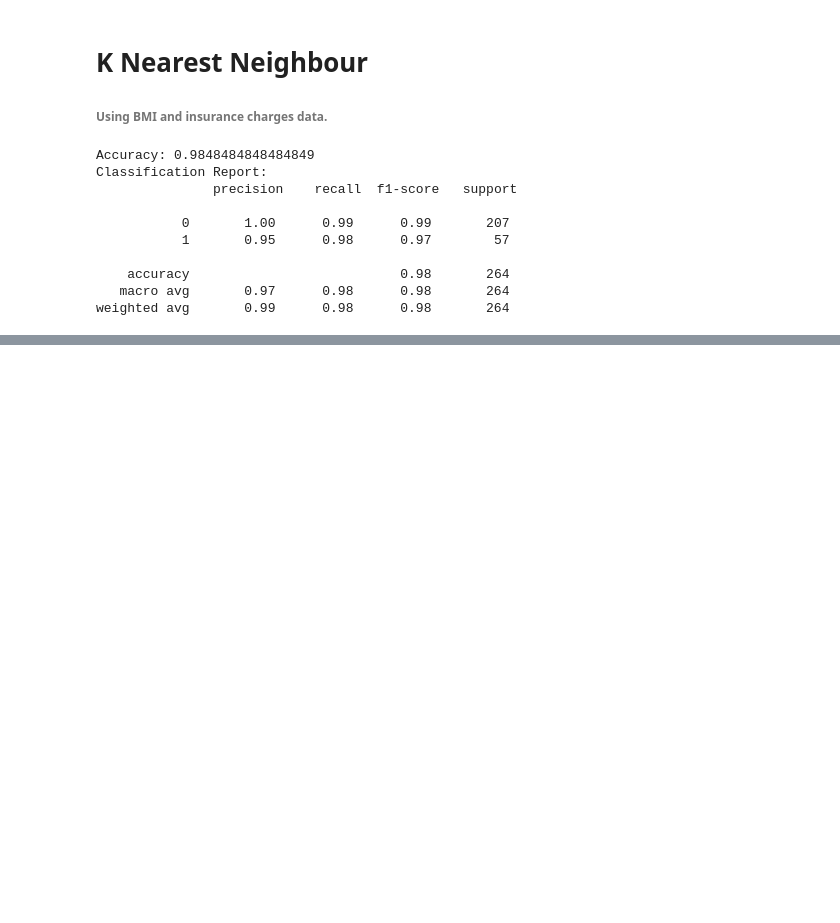
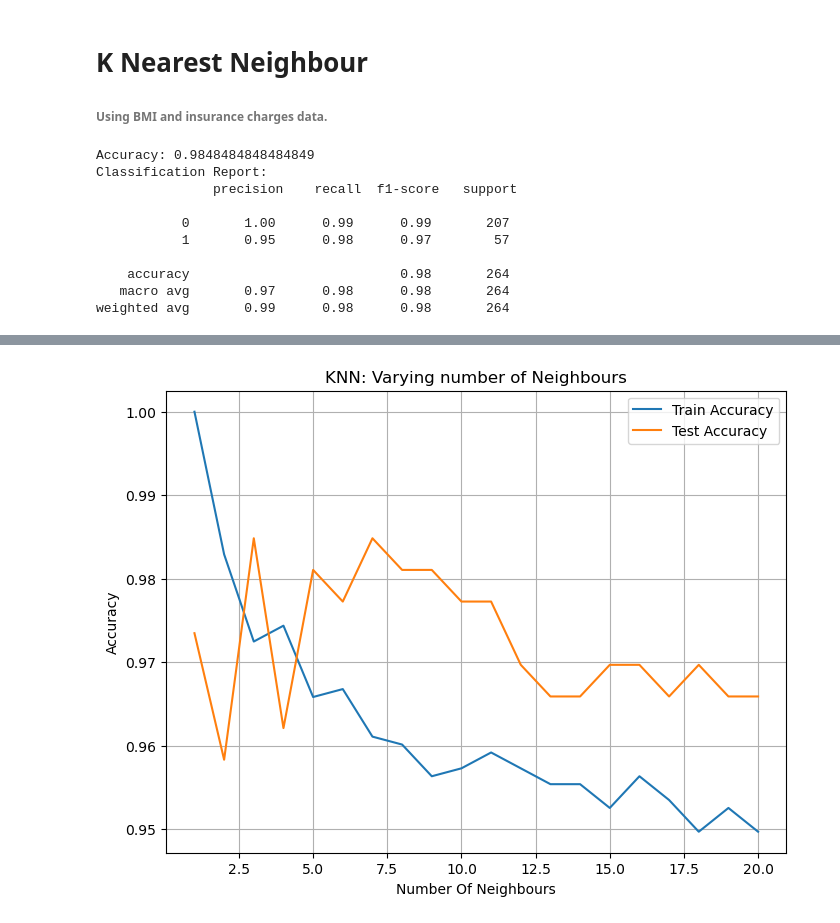
Before and after one commit to LiamUpstoneSmith/MLA_CW_Insurance, a Jupyter notebook: 21017958_insurance.ipynb, the cells around one changed output, grey strips where cells are left out. Saved outputs shown, nothing was run; the diff lists cells and outputs as text; code cells hidden in the pictures; blank space fills up the shorter version.

```diff
--- a/21017958_insurance.ipynb
+++ b/21017958_insurance.ipynb
@@ -165,0 +192,24 @@ plt.show()
+# %%
+train_score = {}
+test_score = {}
+
+# Vary the number of neighbours
+n_neighbors = range(1, 21) # Checks up to 20 neighbours
+
+for k in neighbors:
+    knn = KNeighborsClassifier(n_neighbors=k)
+    knn.fit(X_train_scaled, y_train)
+    train_score[k]=knn.score(X_train_scaled, y_train)
+    test_score[k] = knn.score(X_test_scaled, y_test)
+
+plt.figure(figsize=(8, 6))
+plt.plot(n_neighbors, train_score.values(), label="Train Accuracy")
+plt.plot(n_neighbors, test_score.values(), label="Test Accuracy")
+plt.xlabel("Number Of Neighbours")
+plt.ylabel("Accuracy")
+plt.title("KNN: Varying number of Neighbours")
+plt.legend()
+plt.grid()
+plt.show()
+# %% [output]
+[figure, added]
```
Also changed, not shown: parts of 15 cells of this notebook, 1 other file.
